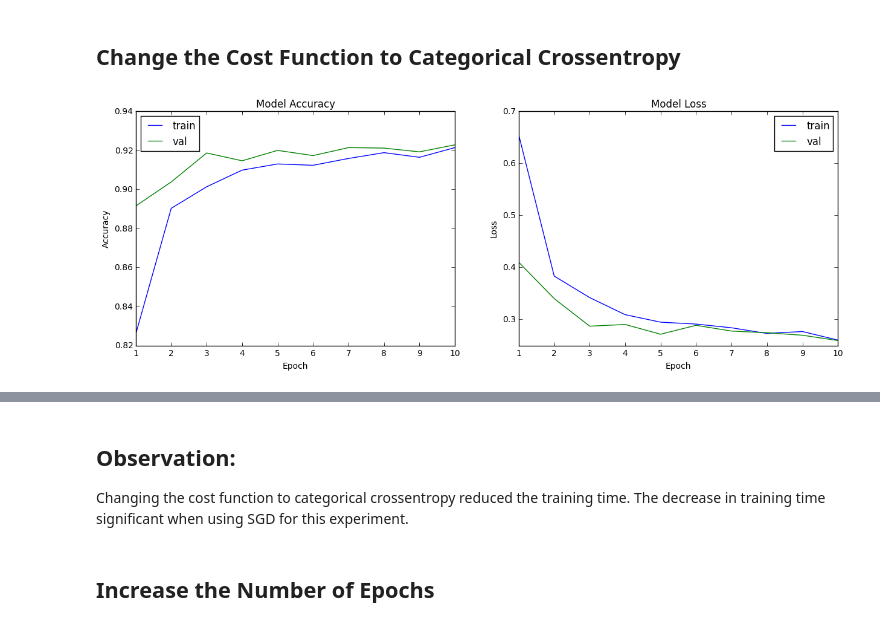
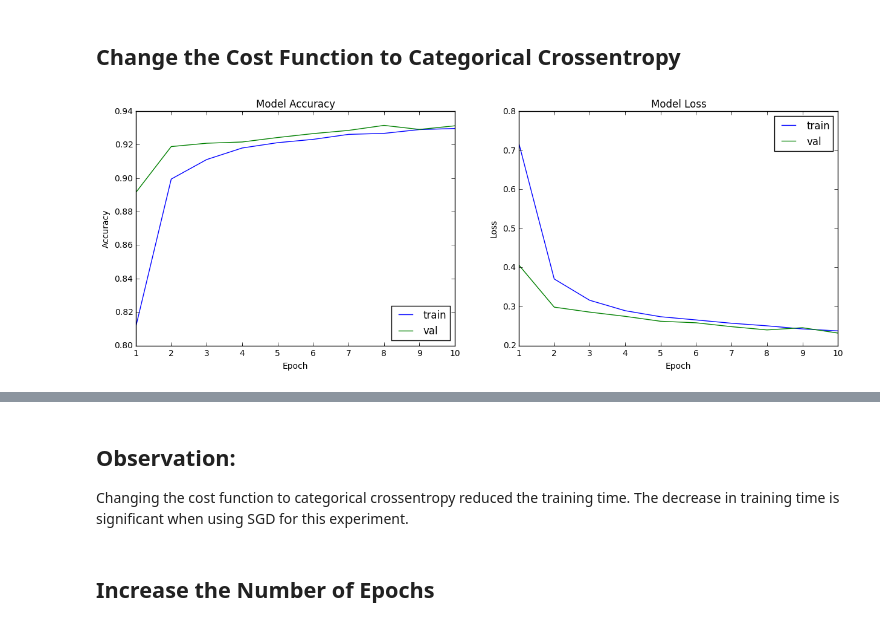
Before and after one commit to parneetk/Neural-Networks-in-Keras, a Jupyter notebook: 01_neural_networks.ipynb, the cells around one changed output, grey strips where cells are left out. Drawn from its saved outputs; the diff is of its cells as text; code cells hidden in the pictures.

```diff
--- a/01_neural_networks.ipynb
+++ b/01_neural_networks.ipynb
@@ -110,7 +120,8 @@ ________________________________________________________________________________
 ## Train the model
 # %%
 start = time.time()
-model_info = model.fit(train_features, train_labels, batch_size=64, nb_epoch=10, verbose=2, validation_split=0.2)
+model_info = model.fit(train_features, train_labels, batch_size=64, \
+                       nb_epoch=10, verbose=2, validation_split=0.2)
 end = time.time()
 print "Model took %0.2f seconds to train"%(end - start)
 # %% [output]
@@ -286,17 +303,18 @@ Increasing the batch size decreases the training time but reduces the rate of le
 # %% [markdown]
 ## Change the Cost Function to Categorical Crossentropy
 # %%
-# Define model
+# define model
 model = simple_nn()
 model.compile(optimizer='adam', loss='categorical_crossentropy', metrics=['accuracy'])
-# Train the model
+# train the model
 start = time.time()
-model_info = model.fit(train_features, train_labels, batch_size=64, nb_epoch=10, verbose=0, validation_split=0.2)
+model_info = model.fit(train_features, train_labels, batch_size=128, \
+                       nb_epoch=10, verbose=0, validation_split=0.2)
 end = time.time()
 # plot model history
 plot_model_history(model_info)
 print "Model took %0.2f seconds to train"%(end - start)
 # compute test accuracy
 print "Accuracy on test data is: %0.2f"%accuracy(test_features, test_labels, model)
 # %% [output]
-[figure, old version]
+[figure, new version]
@@ -305,6 +323,6 @@ Accuracy on test data is: 92.46
 # %% [markdown]
 ## Observation:
-Changing the cost function to categorical crossentropy reduced the training time. The decrease in training time significant when using SGD for this experiment.
+Changing the cost function to categorical crossentropy reduced the training time. The decrease in training time is significant when using SGD for this experiment.
 # %% [markdown]
 ## Increase the Number of Epochs
 # %%
```
Also changed, not shown: parts of 27 cells of this notebook.
